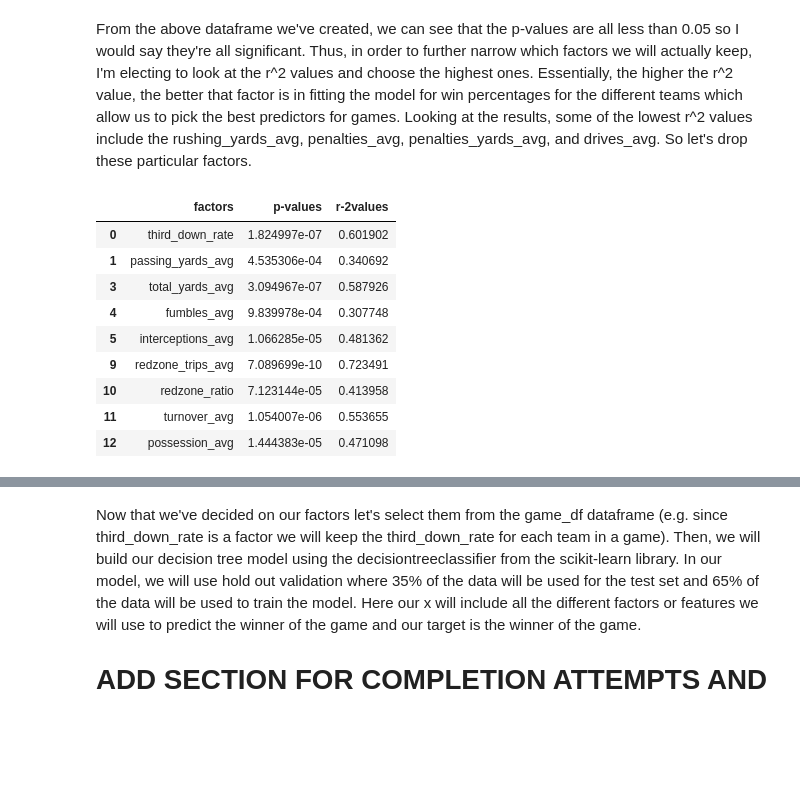
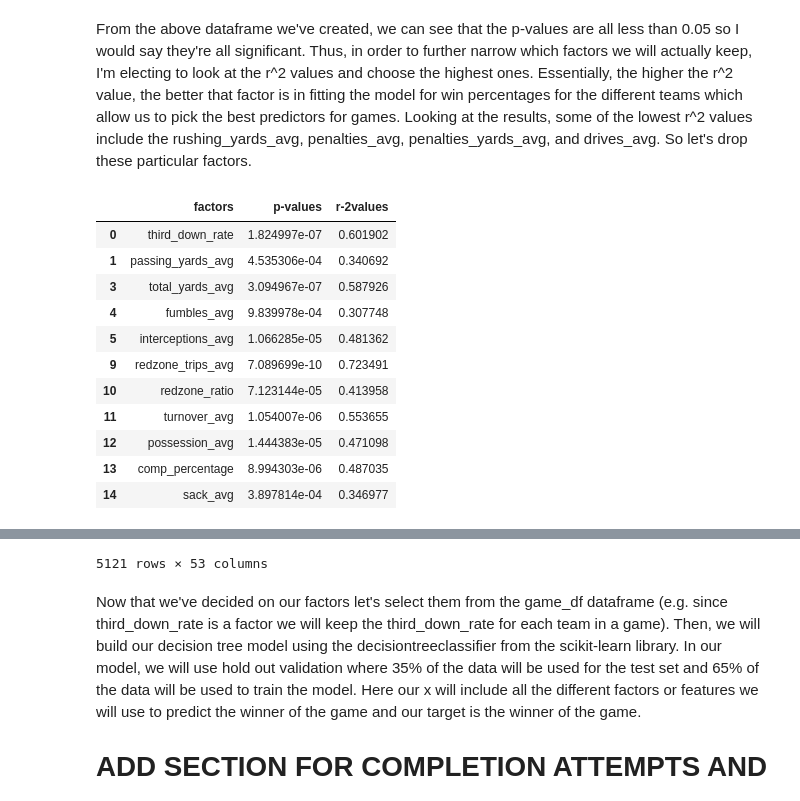
Before and after one commit to BraydenNgo/braydenngo.github.io, a Jupyter notebook: cmsc320finalngo/ngo_final_project (3).ipynb, the cells around one changed output, grey strips where cells are left out. Cells and saved outputs as stored; diff of their text form; code cells hidden in the pictures; blank space fills up the shorter version.

```diff
--- a/cmsc320finalngo/ngo_final_project (3).ipynb
+++ b/cmsc320finalngo/ngo_final_project (3).ipynb
@@ -146,4 +146,4 @@ From the columns here the ones the only ones that we will need to keep include t
 # %%
-games_supp_df = games_supp_df[['season', 'game_type', 'gameday', 'away_team', 'home_team']]
+games_supp_df = games_supp_df[['season', 'game_type', 'gameday', 'away_team', 'home_team', 'result']]
 display(games_supp_df)
 # %% [output]
@@ -1002,18 +1077,21 @@ From the above dataframe we've created, we can see that the p-values are all les
 # %%
 game_factors_df = game_factors_df[game_factors_df.factors != 'rushing_yards_avg']
 game_factors_df = game_factors_df[game_factors_df.factors != 'penalties_avg']
 game_factors_df = game_factors_df[game_factors_df.factors != 'penalties_yards_avg']
 game_factors_df = game_factors_df[game_factors_df.factors != 'drives_avg']
 
 display(game_factors_df)
+display(game_df)
 # %% [output]
 |  | factors | p-values | r-2values |
 | 0 | third_down_rate | 1.824997e-07 | 0.601902 |
 | 1 | passing_yards_avg | 4.535306e-04 | 0.340692 |
 | 3 | total_yards_avg | 3.094967e-07 | 0.587926 |
 | 4 | fumbles_avg | 9.839978e-04 | 0.307748 |
 | 5 | interceptions_avg | 1.066285e-05 | 0.481362 |
 | 9 | redzone_trips_avg | 7.089699e-10 | 0.723491 |
 | 10 | redzone_ratio | 7.123144e-05 | 0.413958 |
 | 11 | turnover_avg | 1.054007e-06 | 0.553655 |
 | 12 | possession_avg | 1.444383e-05 | 0.471098 |
+| 13 | comp_percentage | 8.994303e-06 | 0.487035 |
+| 14 | sack_avg | 3.897814e-04 | 0.346977 |
@@ -1020,3 +1110,4 @@ display(game_factors_df)
+5121 rows × 53 columns
 # %% [markdown]
 Now that we've decided on our factors let's select them from the game_df dataframe (e.g. since third_down_rate is a factor we will keep the third_down_rate for each team in a game). Then, we will build our decision tree model using the decisiontreeclassifier from the scikit-learn library. In our model, we will use hold out validation where 35% of the data will be used for the test set and 65% of the data will be used to train the model. Here our x will include all the different factors or features we will use to predict the winner of the game and our target is the winner of the game.
 
```
Also changed, not shown: parts of 12 cells of this notebook, 1 other file.
